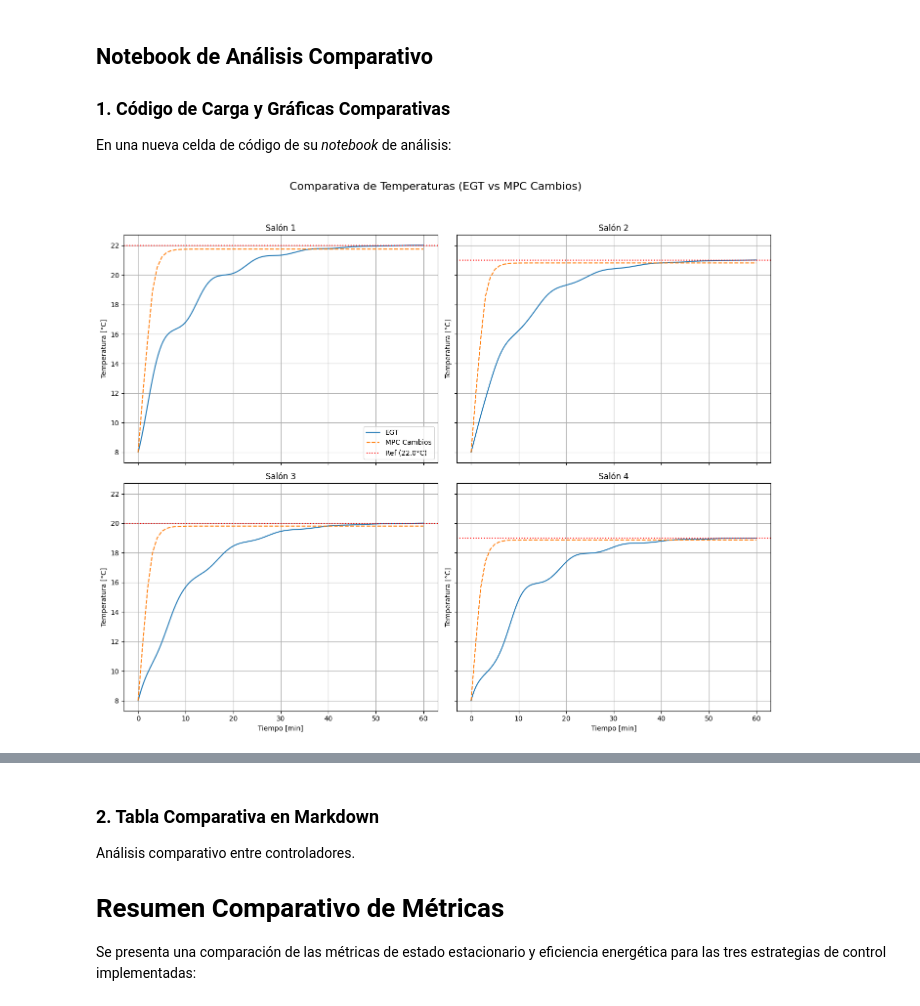
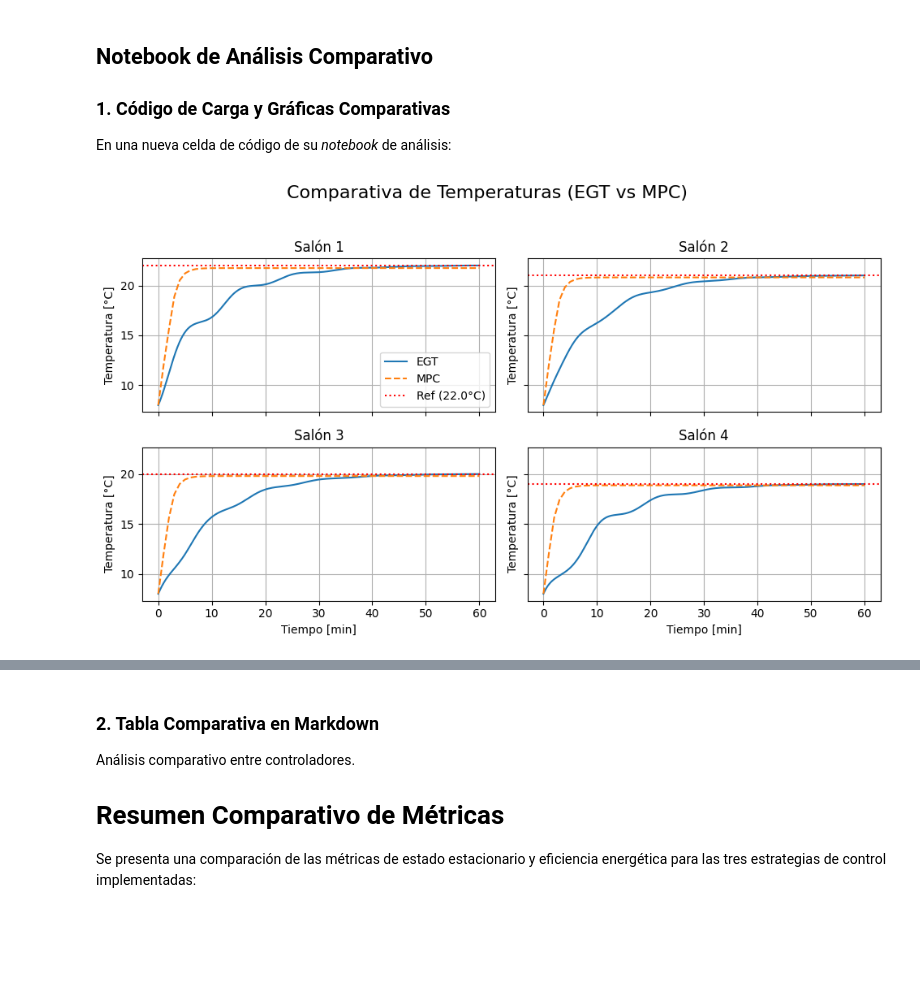
Before and after one commit to rich-coding/sistemas_control_inteligente, a Jupyter notebook: Comparativa.ipynb, the cells around one changed output, grey strips where cells are left out. Saved outputs shown, nothing was run; the diff lists cells and outputs as text; code cells hidden in the pictures; blank space fills up the shorter version.

Commit message:
Updating Comparativa.ipynb with new CSV paths and chat sizes

```diff
--- a/Comparativa.ipynb
+++ b/Comparativa.ipynb
@@ -8,6 +8,7 @@ En una nueva celda de código de su *notebook* de análisis:
 import pandas as pd
 import numpy as np
 import matplotlib.pyplot as plt
+import os
 
 # ======================================================================
 # DEFINICIÓN DE REFERENCIAS GLOBALES (Basado en T_REF_VALUES = [22.0, 21.0, 20.0, 19.0])
@@ -28,16 +29,17 @@ T_REF_ESC = 22.0 # Usado para la gráfica de ESC
 # ----------------------------------------------------------------------
 
 try:
+    path = './data/'
     # Cargar datos EGT
-    df_egt = pd.read_csv('datos_simulacion_EGT.csv')
+    df_egt = pd.read_csv(os.path.join(path, 'datos_simulacion_EGT.csv'))
 
-    # Cargar datos MPC (se asume que se usó la configuración 'MPC Cambios' para la comparativa)
-    # Se corrige el nombre del archivo MPC a 'datos_simulacion_MPC_MPC_Cambios.csv'
+    # Cargar datos MPC (se asume que se usó la configuración 'MPC ' para la comparativa)
+    # Se corrige el nombre del archivo MPC a 'datos_simulacion_MPC_MPC_.csv'
     # para usar el nombre completo generado anteriormente, asumiendo que es el archivo correcto.
-    df_mpc = pd.read_csv('datos_simulacion_MPC.csv')
+    df_mpc = pd.read_csv(os.path.join(path, 'datos_simulacion_MPC.csv'))
 
     # Cargar datos ESC (es solo para un salón, el Salón 5 ficticio)
-    df_esc = pd.read_csv('datos_simulacion_ESC_adaptativo.csv')
+    df_esc = pd.read_csv(os.path.join(path, 'datos_simulacion_ESC.csv'))
 
 except FileNotFoundError as e:
     print(f"Error al cargar archivos: {e}. Asegúrese de que los archivos CSV están en el directorio correcto.")
@@ -54,36 +56,36 @@ tiempo_min_esc = df_esc['Tiempo (horas)'] * 60
 # %%
 # ----------------------------------------------------------------------
 # 2. Gráfica 1: Comparación de Temperaturas (EGT vs MPC)
 # ----------------------------------------------------------------------
 
-fig_T, axs_T = plt.subplots(2, 2, figsize=(14, 12), sharex=True, sharey=True)
+fig_T, axs_T = plt.subplots(2, 2, figsize=(10, 6), sharex=True, sharey=True)
 axs_T = axs_T.flatten()
-fig_T.suptitle('Comparativa de Temperaturas (EGT vs MPC Cambios)', fontsize=16)
+fig_T.suptitle('Comparativa de Temperaturas (EGT vs MPC)', fontsize=16)
 
 for i, salon in enumerate(SALONES_EGT_MPC):
     ax = axs_T[i]
     temp_col = f'Temperatura_Salon_{salon} (C)'
 
     # EGT
     ax.plot(tiempo_min_egt, df_egt[temp_col], label='EGT', linestyle='-')
     # MPC
-    ax.plot(tiempo_min_mpc, df_mpc[temp_col], label='MPC Cambios', linestyle='--')
+    ax.plot(tiempo_min_mpc, df_mpc[temp_col], label='MPC', linestyle='--')
 
     # Referencia Global
     ref_val = T_REF_DICT[salon]
     ax.axhline(y=ref_val, color='r', linestyle=':', label=f'Ref ({ref_val}°C)')
 
     ax.set_title(f'Salón {salon}', fontsize=12)
     ax.set_ylabel('Temperatura [°C]')
     ax.grid(True)
     if i >= 2: # Solo mostrar el eje X en la fila inferior
         ax.set_xlabel('Tiempo [min]')
 
 axs_T[0].legend(loc='lower right')
 plt.tight_layout(rect=[0, 0.03, 1, 0.95])
 plt.show()
 # %% [output]
-[figure, old version]
+[figure, new version]
 # %%
 # ----------------------------------------------------------------------
 # 3. Gráfica 2: Comparación de Potencias (EGT vs MPC)
```
Also changed, not shown: parts of 2 cells of this notebook.
